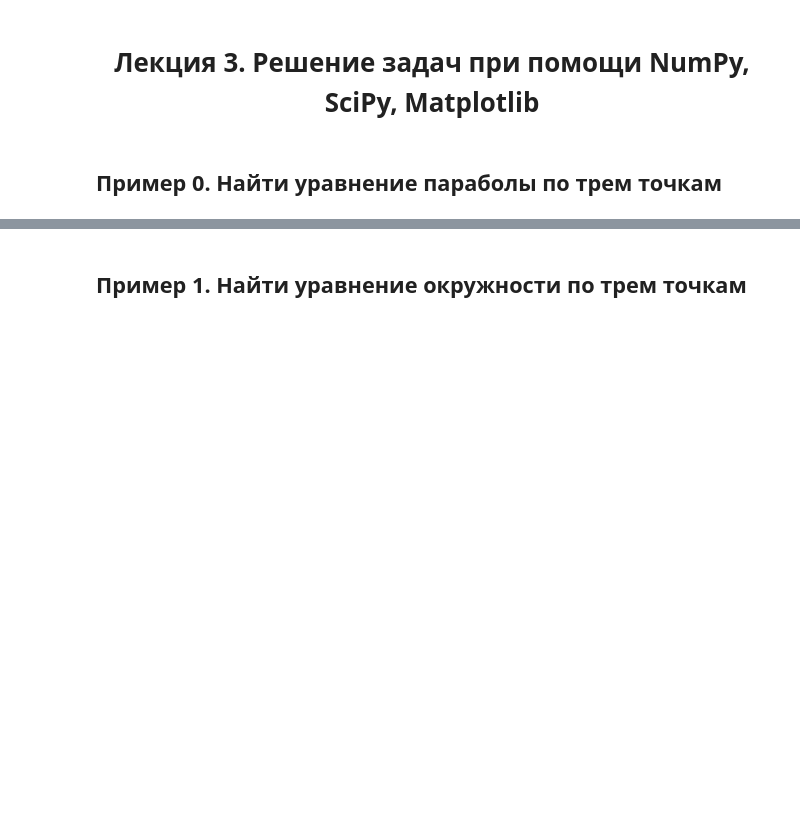
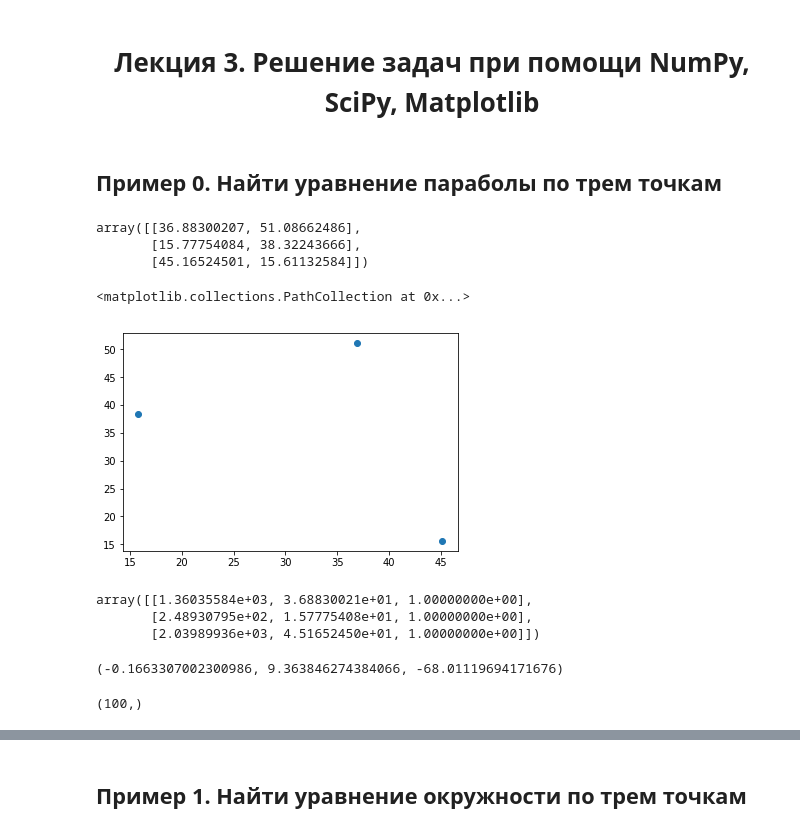
Before and after one commit to BoberSA/PythonCourse, a Jupyter notebook: Lecture_3/Lecture_3.ipynb, the cells around one changed output, grey strips where cells are left out. Saved outputs shown, nothing was run; the diff lists cells and outputs as text; code cells hidden in the pictures; blank space fills up the shorter version.

```diff
--- a/Lecture_3/Lecture_3.ipynb
+++ b/Lecture_3/Lecture_3.ipynb
@@ -20,0 +27,16 @@ import matplotlib.pyplot as plt
+# %%
+# сгенерировать массив из 3 точек на плоскости
+
+pts = npr.rand(3, 2)*100
+pts
+# %% [output]
+array([[36.88300207, 51.08662486],
+       [15.77754084, 38.32243666],
+       [45.16524501, 15.61132584]])
+# %%
+# отрисовать точки
+
+plt.scatter(pts[:,0], pts[:,1])
+# %% [output]
+<matplotlib.collections.PathCollection at 0x...>
+[figure, added]
@@ -20,0 +50,23 @@ import matplotlib.pyplot as plt
+# %%
+# матрица СЛАУ
+
+A = np.vstack((pts[:,0]**2, pts[:,0], [1]*3)).T
+A
+# %% [output]
+array([[1.36035584e+03, 3.68830021e+01, 1.00000000e+00],
+       [2.48930795e+02, 1.57775408e+01, 1.00000000e+00],
+       [2.03989936e+03, 4.51652450e+01, 1.00000000e+00]])
+# %%
+# решить СЛАУ и получить коэффициенты a,b,c
+
+a,b,c = np.linalg.solve(A, pts[:,1])
+a,b,c
+# %% [output]
+(-0.1663307002300986, 9.363846274384066, -68.01119694171676)
+# %%
+# сгенерировать набор промежуточных значений между минимальной и максимальной координатой по оси x
+
+x = np.linspace(pts[:,0].min(), pts[:,0].max(), 100)
+x.shape
+# %% [output]
+(100,)
```
Also changed, not shown: parts of 26 cells of this notebook.
